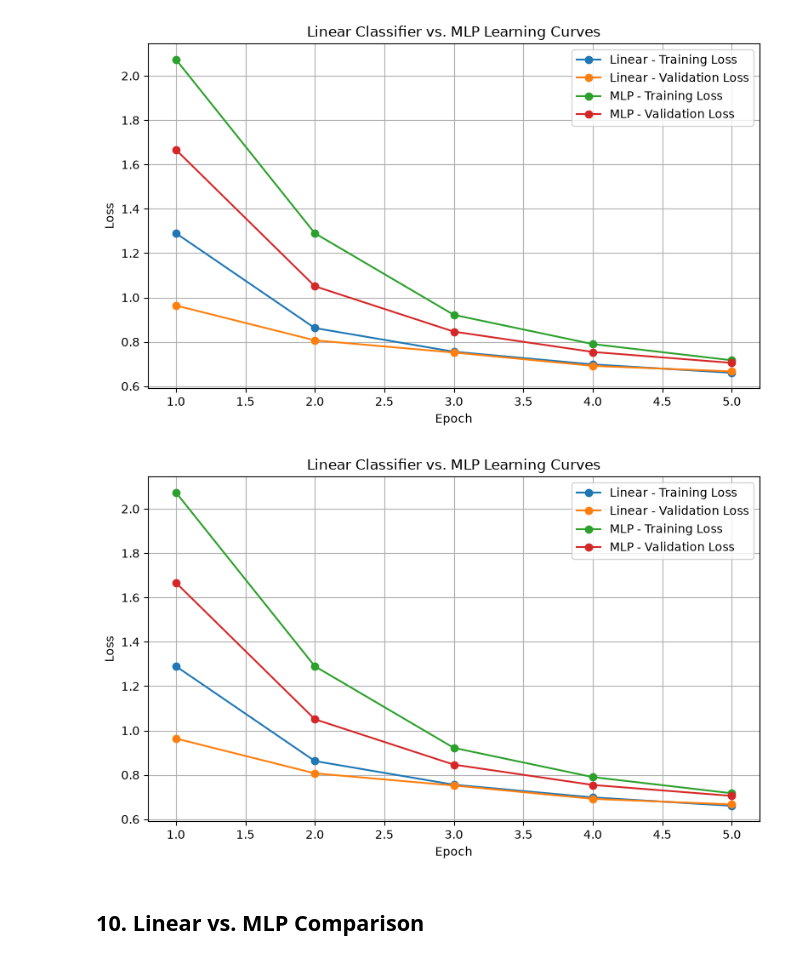
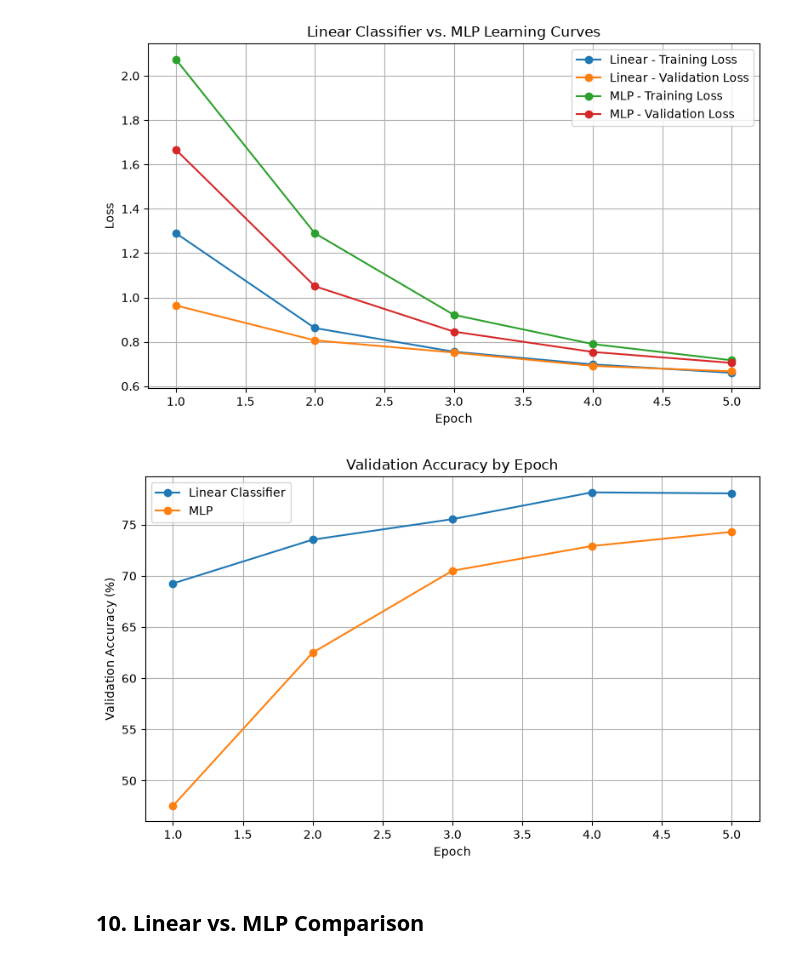
Before and after one commit to Earthiscool/AI-Independent-Study, a Jupyter notebook: Q1/notebooks/week02_mlp_comparison.ipynb, the cells around one changed output. Saved outputs shown, nothing was run; the diff lists cells and outputs as text; code cells hidden in the pictures.

```diff
--- a/Q1/notebooks/week02_mlp_comparison.ipynb
+++ b/Q1/notebooks/week02_mlp_comparison.ipynb
@@ -582,56 +565,38 @@ plt.show()
 # %% [output]
 [figure]
 # %%
-import matplotlib.pyplot as plt
-
-epochs = range(1, EPOCHS + 1)
-
+# AI WRITTEN CODE
 plt.figure(figsize=(8, 5))
 
 plt.plot(
     epochs,
-    baseline_train_losses,
+    [accuracy * 100 for accuracy in baseline_val_accuracies],
     marker="o",
-    label="Linear - Training Loss"
+    label="Linear Classifier"
 )
 
 plt.plot(
     epochs,
-    baseline_val_losses,
+    [accuracy * 100 for accuracy in mlp_val_accuracies],
     marker="o",
-    label="Linear - Validation Loss"
-)
-
-plt.plot(
-    epochs,
-    mlp_train_losses,
-    marker="o",
-    label="MLP - Training Loss"
-)
-
-plt.plot(
-    epochs,
-    mlp_val_losses,
-    marker="o",
-    label="MLP - Validation Loss"
+    label="MLP"
 )
 
 plt.xlabel("Epoch")
-plt.ylabel("Loss")
-plt.title("Linear Classifier vs. MLP Learning Curves")
+plt.ylabel("Validation Accuracy (%)")
+plt.title("Validation Accuracy by Epoch")
 
 plt.legend()
 plt.grid(True)
-
 plt.tight_layout()
 
 plt.savefig(
-    FIGURES_DIR / "week02_loss_curves.png"
+    FIGURES_DIR / "week02_validation_accuracy.png"
 )
 
 plt.show()
 # %% [output]
-[figure, old version]
+[figure, new version]
 # %% [markdown]
 ## 10. Linear vs. MLP Comparison
 # %% [markdown]
```
Also changed, not shown: parts of 6 cells of this notebook, 1 other file.
